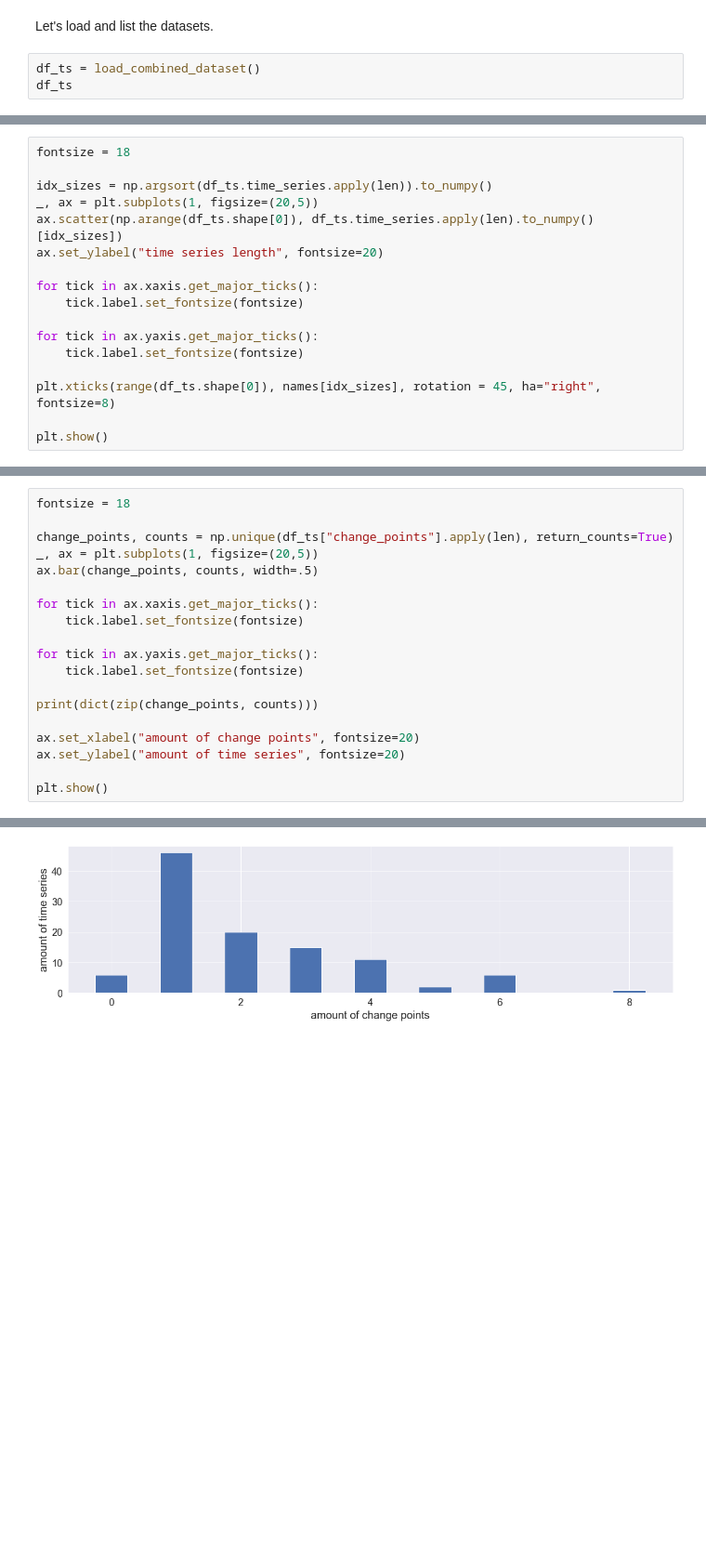
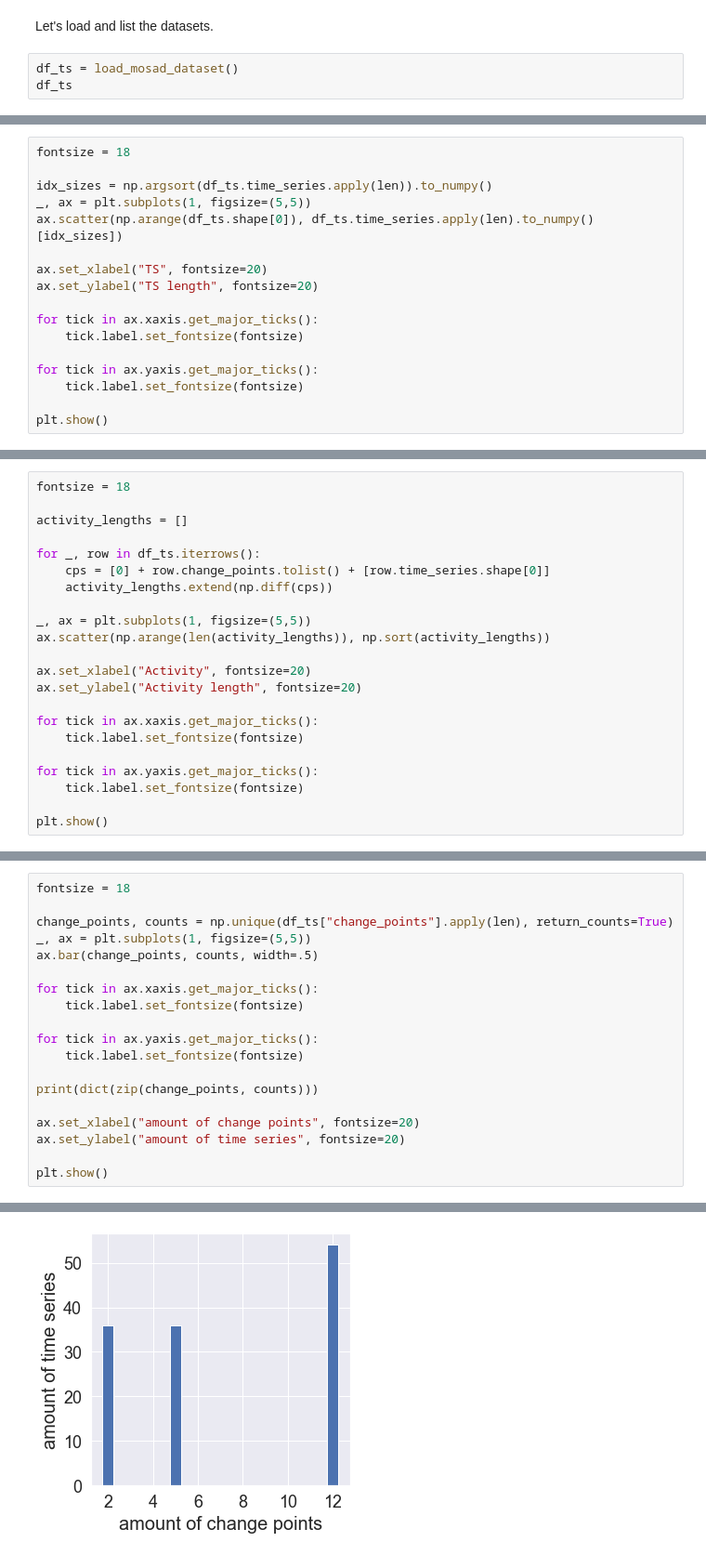
Before and after one commit to ermshaua/mobile-sensing-human-activity-data-set, a Jupyter notebook: notebooks/dataset_exploration.ipynb, the cells around one changed output, grey strips where cells are left out. Shown at 93% size. Drawn from its saved outputs; the diff is of its cells as text; blank space fills up the shorter version.

```diff
--- a/notebooks/dataset_exploration.ipynb
+++ b/notebooks/dataset_exploration.ipynb
@@ -32,6 +33,6 @@ from src.utils import load_combined_dataset, load_ucr_dataset, load_floss_datase
 # %% [markdown]
 Let's load and list the datasets.
 # %%
-df_ts = load_combined_dataset()
+df_ts = load_mosad_dataset()
 df_ts
 # %% [output]
@@ -96,9 +59,11 @@ names = np.array(names)
 fontsize = 18
 
 idx_sizes = np.argsort(df_ts.time_series.apply(len)).to_numpy()
-_, ax = plt.subplots(1, figsize=(20,5))
+_, ax = plt.subplots(1, figsize=(5,5))
 ax.scatter(np.arange(df_ts.shape[0]), df_ts.time_series.apply(len).to_numpy()[idx_sizes])
-ax.set_ylabel("time series length", fontsize=20)
+
+ax.set_xlabel("TS", fontsize=20)
+ax.set_ylabel("TS length", fontsize=20)
 
 for tick in ax.xaxis.get_major_ticks():
     tick.label.set_fontsize(fontsize)
@@ -106,7 +71,5 @@ for tick in ax.xaxis.get_major_ticks():
 for tick in ax.yaxis.get_major_ticks():
     tick.label.set_fontsize(fontsize)
 
-plt.xticks(range(df_ts.shape[0]), names[idx_sizes], rotation = 45, ha="right", fontsize=8)
-
 plt.show()
 # %% [output]
@@ -113,0 +77,22 @@ plt.show()
+# %%
+fontsize = 18
+
+activity_lengths = []
+
+for _, row in df_ts.iterrows():
+    cps = [0] + row.change_points.tolist() + [row.time_series.shape[0]]
+    activity_lengths.extend(np.diff(cps))
+
+_, ax = plt.subplots(1, figsize=(5,5))
+ax.scatter(np.arange(len(activity_lengths)), np.sort(activity_lengths))
+
+ax.set_xlabel("Activity", fontsize=20)
+ax.set_ylabel("Activity length", fontsize=20)
+
+for tick in ax.xaxis.get_major_ticks():
+    tick.label.set_fontsize(fontsize)
+
+for tick in ax.yaxis.get_major_ticks():
+    tick.label.set_fontsize(fontsize)
+
+plt.show()
@@ -115,7 +102,7 @@ plt.show()
 fontsize = 18
 
 change_points, counts = np.unique(df_ts["change_points"].apply(len), return_counts=True)
-_, ax = plt.subplots(1, figsize=(20,5))
+_, ax = plt.subplots(1, figsize=(5,5))
 ax.bar(change_points, counts, width=.5)
 
 for tick in ax.xaxis.get_major_ticks():
@@ -135 +122 @@ plt.show()
-[figure, old version]
+[figure, new version]
```
Also changed, not shown: parts of 9 cells of this notebook, 10 other files.
